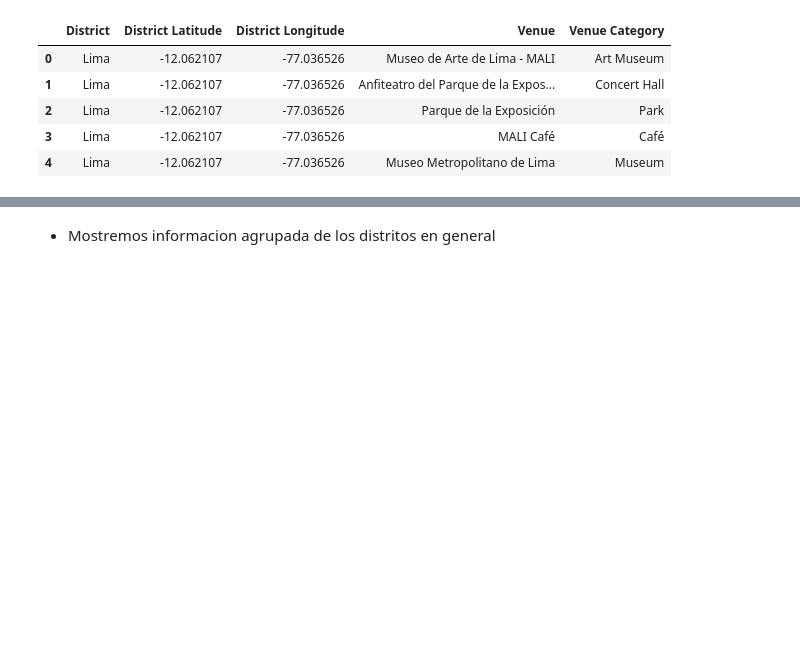
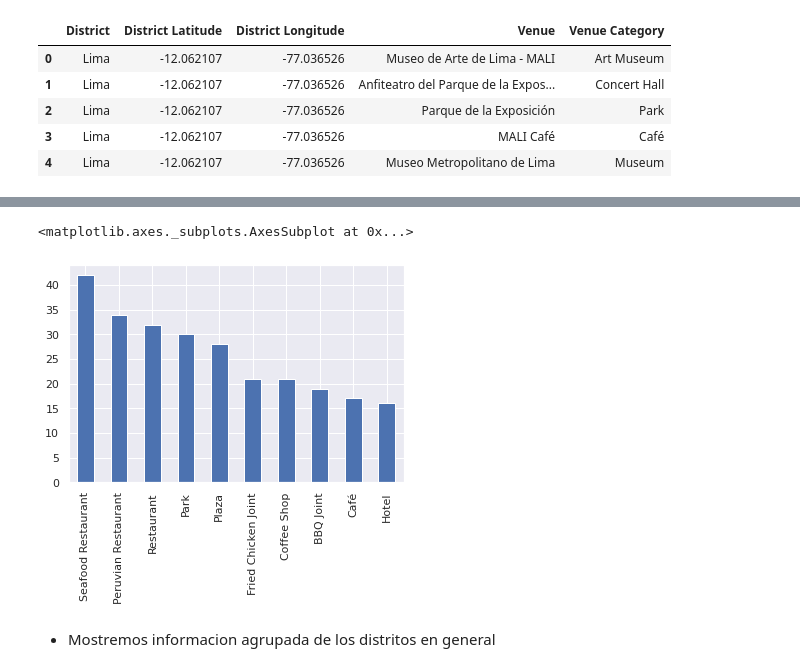
Before and after one commit to Jovamih/Coursera_Capstone, a Jupyter notebook: capstone_coursera_johan_FINAL_TODO.ipynb, the cells around one changed output, grey strips where cells are left out. Cells and saved outputs as stored; diff of their text form; code cells hidden in the pictures; blank space fills up the shorter version.

```diff
--- a/capstone_coursera_johan_FINAL_TODO.ipynb
+++ b/capstone_coursera_johan_FINAL_TODO.ipynb
@@ -274,3 +317,9 @@ venues_in_lima.head()
+# %%
+#lo que buscamos es obtener cuales son las 10 categorias mas populares posibles en el mercado
+venues_in_lima["Venue Category"].value_counts().sort_values(ascending=False)[:10].plot.bar()
+# %% [output]
+<matplotlib.axes._subplots.AxesSubplot at 0x...>
+[figure, added]
 # %% [markdown]
 * Mostremos informacion agrupada de los distritos en general
 # %%
```
Also changed, not shown: parts of 9 cells of this notebook.
